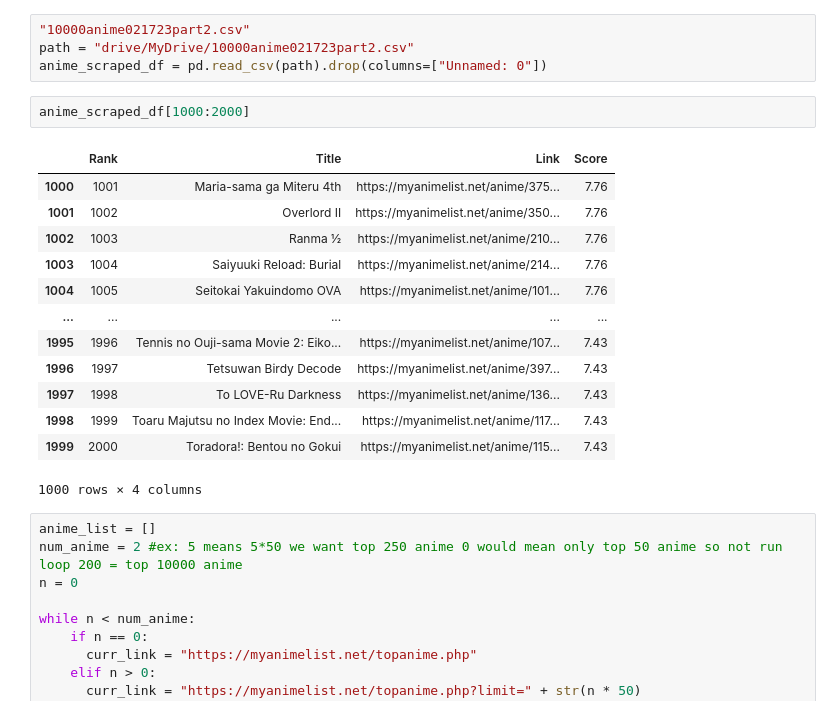
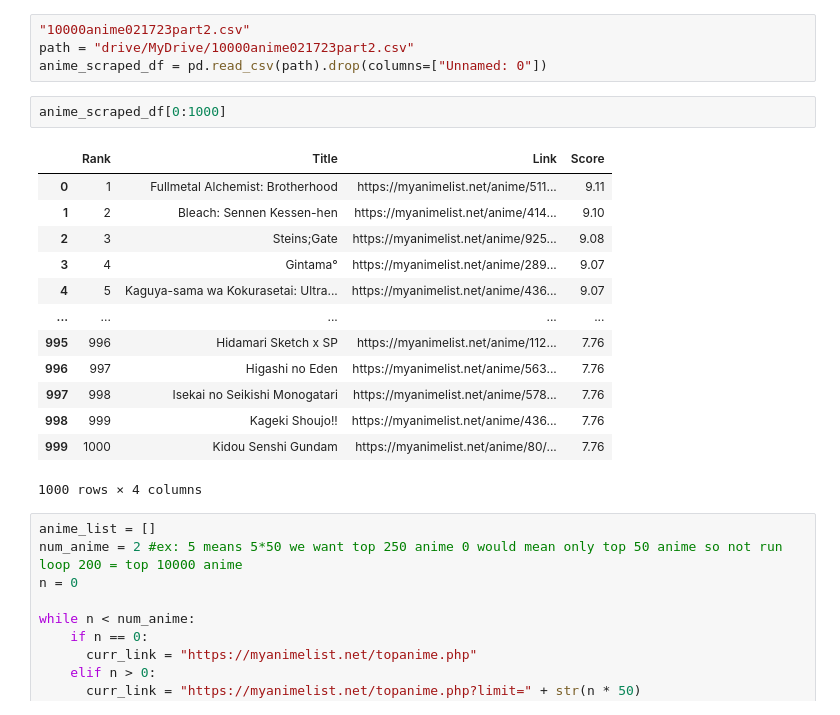
Before and after one commit to jeraldkim/DataScienceProjects, a Jupyter notebook: Scraping_Anime_from_myanimelist.ipynb, the cells around one changed output. Drawn from its saved outputs; the diff is of its cells as text.

```diff
--- a/Scraping_Anime_from_myanimelist.ipynb
+++ b/Scraping_Anime_from_myanimelist.ipynb
@@ -19,20 +19,20 @@ Mounted at /content/drive
 path = "drive/MyDrive/10000anime021723part2.csv"
 anime_scraped_df = pd.read_csv(path).drop(columns=["Unnamed: 0"])
 # %%
-anime_scraped_df[1000:2000]
+anime_scraped_df[0:1000]
 # %% [output]
 |  | Rank | Title | Link | Score |
-| 1000 | 1001 | Maria-sama ga Miteru 4th | https://myanimelist.net/anime/375... | 7.76 |
-| 1001 | 1002 | Overlord II | https://myanimelist.net/anime/350... | 7.76 |
-| 1002 | 1003 | Ranma ½ | https://myanimelist.net/anime/210... | 7.76 |
-| 1003 | 1004 | Saiyuuki Reload: Burial | https://myanimelist.net/anime/214... | 7.76 |
-| 1004 | 1005 | Seitokai Yakuindomo OVA | https://myanimelist.net/anime/101... | 7.76 |
+| 0 | 1 | Fullmetal Alchemist: Brotherhood | https://myanimelist.net/anime/511... | 9.11 |
+| 1 | 2 | Bleach: Sennen Kessen-hen | https://myanimelist.net/anime/414... | 9.10 |
+| 2 | 3 | Steins;Gate | https://myanimelist.net/anime/925... | 9.08 |
+| 3 | 4 | Gintama° | https://myanimelist.net/anime/289... | 9.07 |
+| 4 | 5 | Kaguya-sama wa Kokurasetai: Ultra... | https://myanimelist.net/anime/436... | 9.07 |
 | ... | ... | ... | ... | ... |
-| 1995 | 1996 | Tennis no Ouji-sama Movie 2: Eiko... | https://myanimelist.net/anime/107... | 7.43 |
-| 1996 | 1997 | Tetsuwan Birdy Decode | https://myanimelist.net/anime/397... | 7.43 |
-| 1997 | 1998 | To LOVE-Ru Darkness | https://myanimelist.net/anime/136... | 7.43 |
-| 1998 | 1999 | Toaru Majutsu no Index Movie: End... | https://myanimelist.net/anime/117... | 7.43 |
-| 1999 | 2000 | Toradora!: Bentou no Gokui | https://myanimelist.net/anime/115... | 7.43 |
+| 995 | 996 | Hidamari Sketch x SP | https://myanimelist.net/anime/112... | 7.76 |
+| 996 | 997 | Higashi no Eden | https://myanimelist.net/anime/563... | 7.76 |
+| 997 | 998 | Isekai no Seikishi Monogatari | https://myanimelist.net/anime/578... | 7.76 |
+| 998 | 999 | Kageki Shoujo!! | https://myanimelist.net/anime/436... | 7.76 |
+| 999 | 1000 | Kidou Senshi Gundam | https://myanimelist.net/anime/80/... | 7.76 |
 1000 rows × 4 columns
 # %%
 anime_list = []
```
Also changed, not shown: parts of 1 cell of this notebook.
